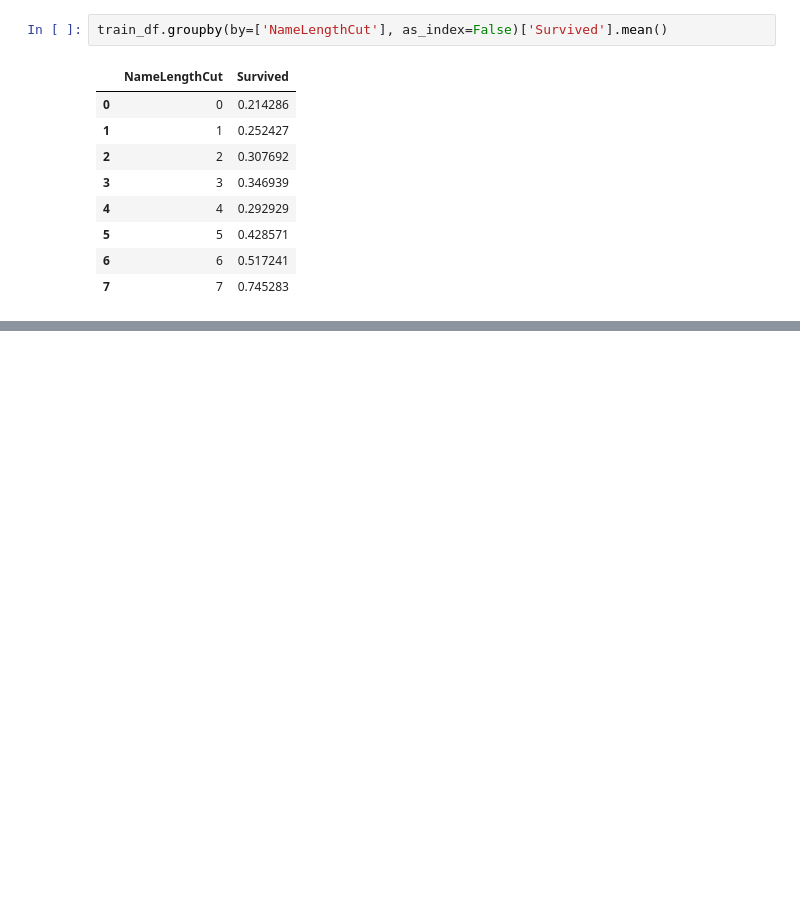
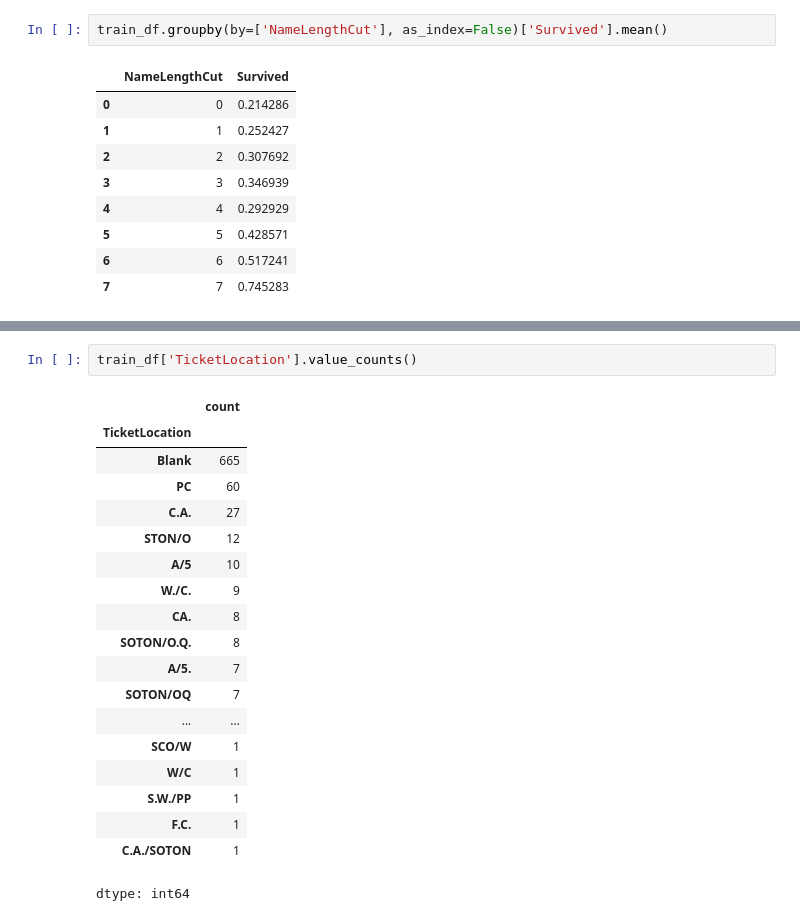
Before and after one commit to raviit244/Kaggle-Titanic, a Jupyter notebook: titanic_pred.ipynb, the cells around one changed output, grey strips where cells are left out. Cells and saved outputs as stored; diff of their text form; blank space fills up the shorter version.

```diff
--- a/titanic_pred.ipynb
+++ b/titanic_pred.ipynb
@@ -367,0 +413,22 @@ dtype: object
+# %%
+train_df['TicketLocation'].value_counts()
+# %% [output]
+|  | count |
+| TicketLocation |  |
+| Blank | 665 |
+| PC | 60 |
+| C.A. | 27 |
+| STON/O | 12 |
+| A/5 | 10 |
+| W./C. | 9 |
+| CA. | 8 |
+| SOTON/O.Q. | 8 |
+| A/5. | 7 |
+| SOTON/OQ | 7 |
+| ... | ... |
+| SCO/W | 1 |
+| W/C | 1 |
+| S.W./PP | 1 |
+| F.C. | 1 |
+| C.A./SOTON | 1 |
+dtype: int64
```
Also changed, not shown: parts of 21 cells of this notebook.
